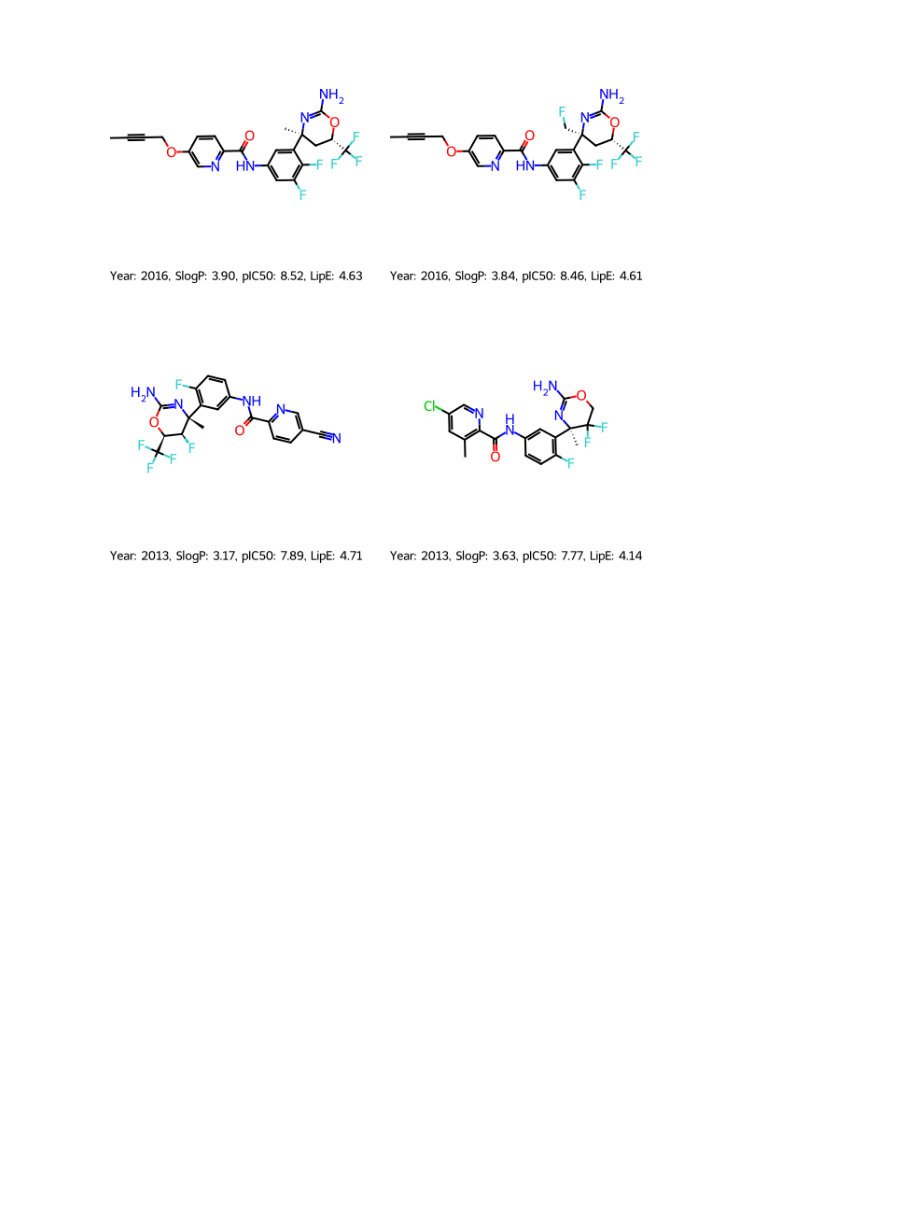
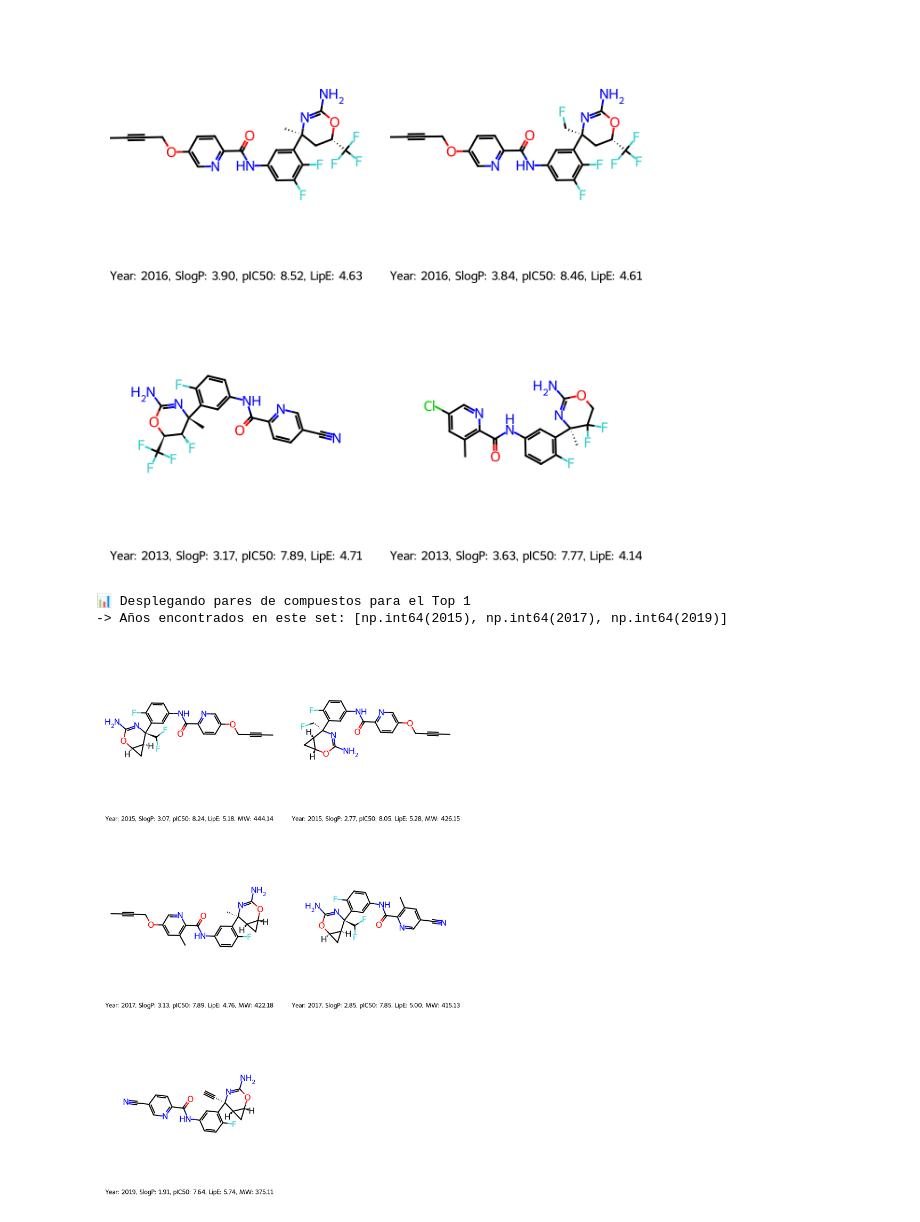
Before and after one commit to Daniphantom99/AW, a Jupyter notebook: BACE1_DS_Activity_wall.ipynb, the cells around one changed output. Saved outputs shown, nothing was run; the diff lists cells and outputs as text; code cells hidden in the pictures; blank space fills up the shorter version.

Commit message:
BACE1_DS. Agregado: Seccion para generar imagenes de dos compuestos por año. Se buscaba generar  las imagenes principales del articulo.

```diff
--- a/BACE1_DS_Activity_wall.ipynb
+++ b/BACE1_DS_Activity_wall.ipynb
@@ -1228,3 +1228,77 @@ top = Draw.MolsToGridImage(
 top
 # %% [output]
 [figure]
+# %%
+import pandas as pd
+from rdkit import Chem
+from rdkit.Chem import Draw
+
+
+ranking_deseado = 1
+
+
+scaffold_seleccionado_smiles = top_6_smiles[ranking_deseado - 1]
+
+
+df_scaffold_especifico = database_potency[
+    (database_potency["scaffolds_smiles"] == scaffold_seleccionado_smiles) &
+    (database_potency["Document Year"].notna())
+].copy()
+
+columna_año = "Document Year"
+columna_mol_smiles = "Smiles"
+columna_slogp = "SlogP"
+columna_ic50 = "pIC50"
+columna_lipe = "LipE"
+columna_mw = "ExactMW"
+
+
+df_final_grid = df_scaffold_especifico.groupby(columna_año).head(2).reset_index(drop=True)
+
+
+df_final_grid = df_final_grid.sort_values(columna_año).reset_index(drop=True)
+
+moleculas_a_dibujar = []
+leyendas = []
+
+for idx, fila in df_final_grid.iterrows():
+    smiles = fila[columna_mol_smiles]
+    año = fila[columna_año]
+    slogp = fila[columna_slogp]
+    ic50 = fila[columna_ic50]
+    lipe = fila[columna_lipe]
+    MW = fila[columna_mw]
+
+    mol = Chem.MolFromSmiles(str(smiles))
+    if mol is not None:
+        moleculas_a_dibujar.append(mol)
+        # Aplicamos el formato :.2f para asegurar el redondeo visual homogéneo
+        leyendas.append(
+            f"Year: {int(año)}, SlogP: {slogp:.2f}, pIC50: {ic50:.2f}, LipE: {lipe:.2f}, MW: {MW:.2f}"
+        )
+
+# ==============================================================================
+# 4. CONFIGURACIÓN ESTÉTICA Y DESPLIEGUE DEL GRID IMAGE
+# ==============================================================================
+print(f"📊 Desplegando pares de compuestos para el Top {ranking_deseado}")
+print(f"-> Años encontrados en este set: {sorted(list(df_final_grid[columna_año].unique()))}")
+
+drawer_options = Draw.MolDrawOptions()
+drawer_options.legendFontSize = 14
+drawer_options.baseFontSize = 1.1
+drawer_options.bondLineWidth = 2
+
+# Ajustamos a 2 columnas para que cada fila de la cuadrícula sea un año completo (par de moléculas)
+top = Draw.MolsToGridImage(
+    moleculas_a_dibujar,
+    molsPerRow=2,
+    subImgSize=(350, 350),
+    legends=leyendas,
+    drawOptions=drawer_options
+)
+
+top
+# %% [output]
+📊 Desplegando pares de compuestos para el Top 1
+-> Años encontrados en este set: [np.int64(2015), np.int64(2017), np.int64(2019)]
+[figure, added]
```
Also changed, not shown: parts of 2 cells of this notebook.
